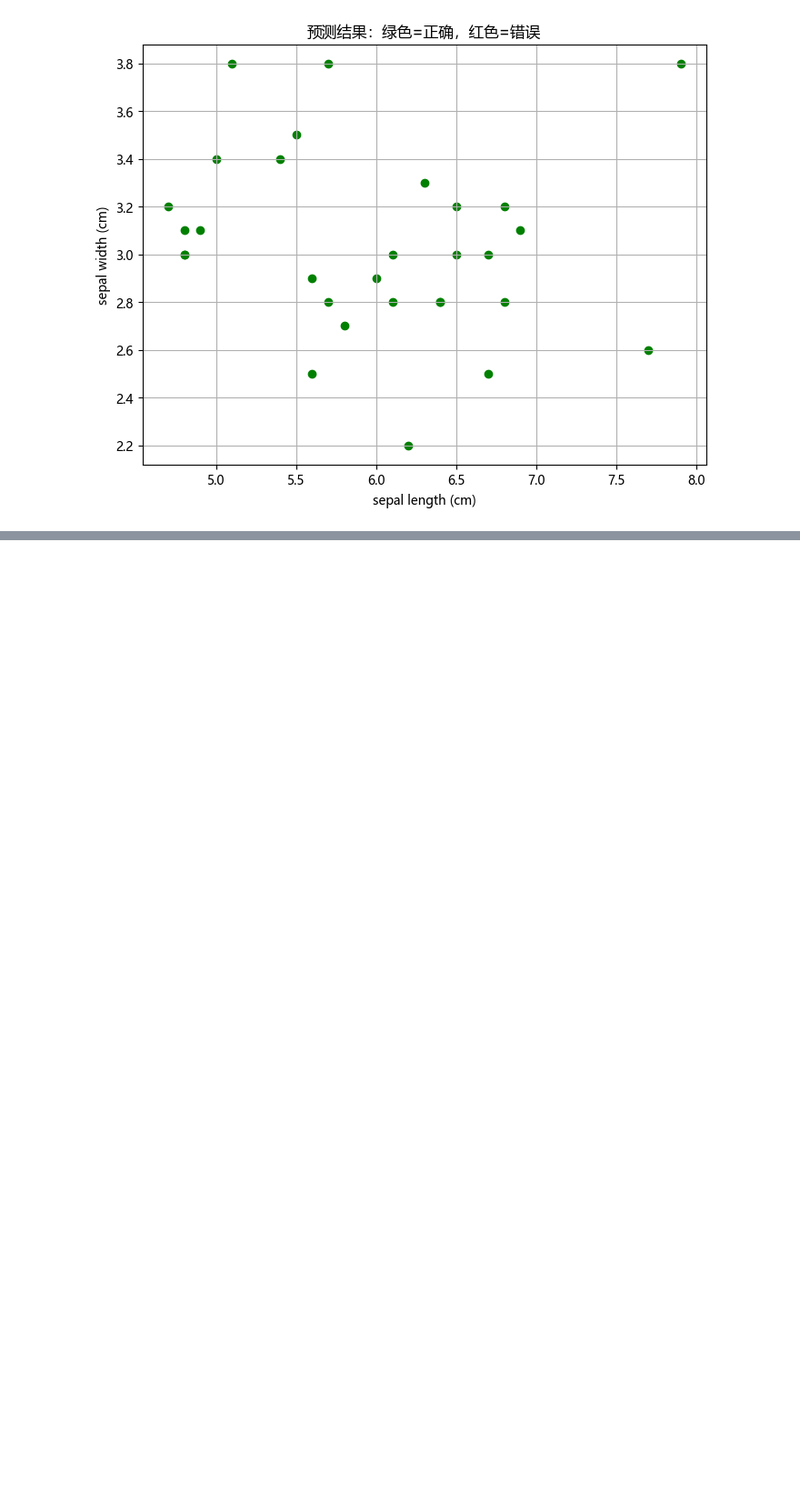
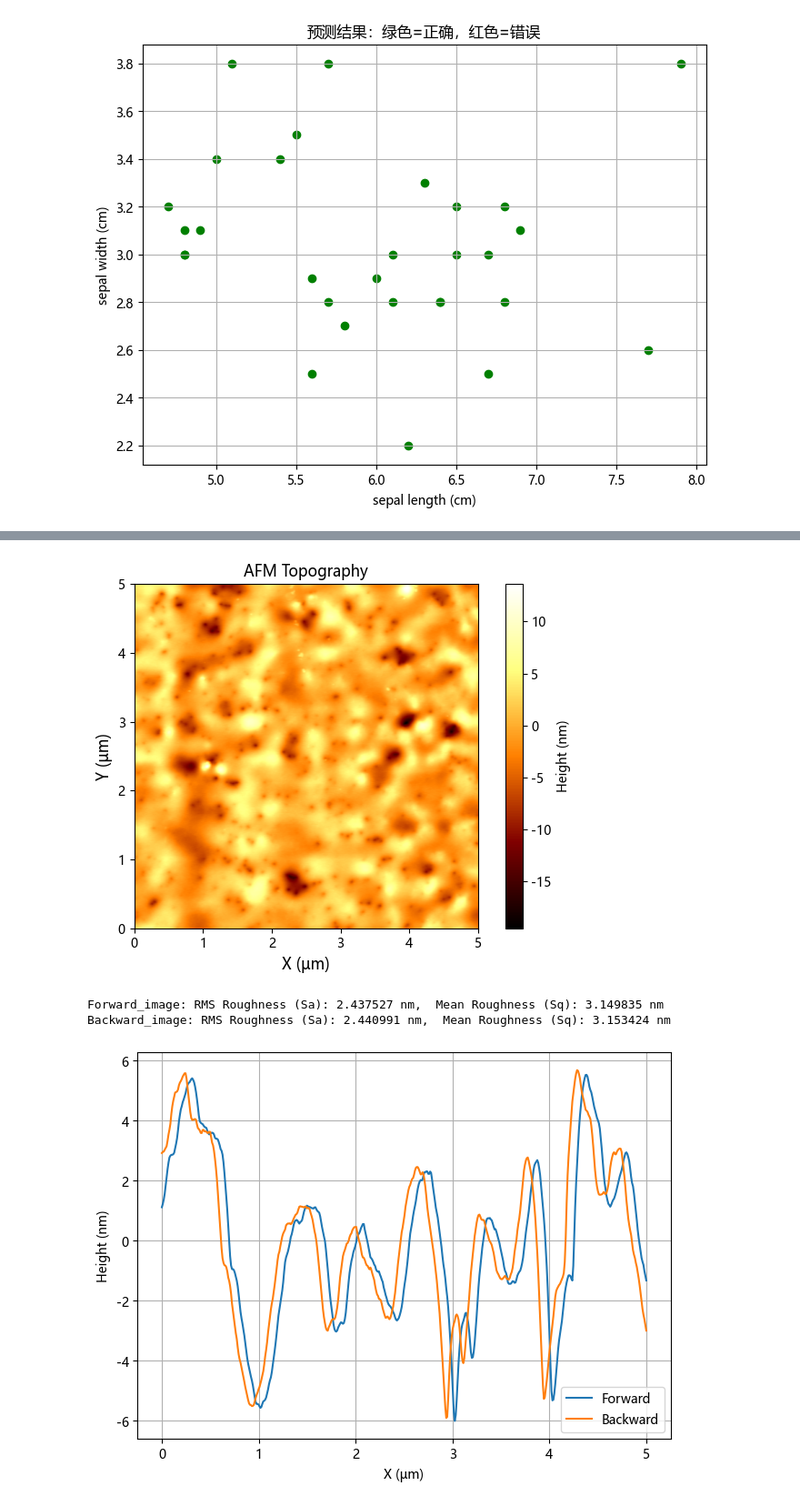
Before and after one commit to Piapiapia007/Piapiapia007, a Jupyter notebook: AIMI/Test.ipynb, the cells around one changed output, grey strips where cells are left out. Shown at 91% size. Drawn from its saved outputs; the diff is of its cells as text; code cells hidden in the pictures; blank space fills up the shorter version.

```diff
--- a/AIMI/Test.ipynb
+++ b/AIMI/Test.ipynb
@@ -43,0 +120,34 @@ plt.show()
+# %%
+plt.imshow(Backward_image, extent=[0, Image_size, 0, Image_size], origin='lower',cmap='afmhot')
+plt.xlabel(f'X ({Image_unit})', fontsize=12)
+plt.ylabel(f'Y ({Image_unit})', fontsize=12)
+cbar = plt.colorbar()
+cbar.set_label('Height (nm)')
+plt.title('AFM Topography', fontsize=12)
+plt.tight_layout()
+plt.show()
+
+Sa = np.mean(np.abs(Forward_image - np.mean(Forward_image)))
+Sq = np.sqrt(np.mean((Forward_image - np.mean(Forward_image))**2))
+print('Forward_image: RMS Roughness (Sa): {:3f} nm, '.format(Sa),'Mean Roughness (Sq): {:3f} nm'.format(Sq))
+Sa = np.mean(np.abs(Backward_image - np.mean(Backward_image)))
+Sq = np.sqrt(np.mean((Backward_image - np.mean(Backward_image))**2))
+print('Backward_image: RMS Roughness (Sa): {:3f} nm, '.format(Sa),'Mean Roughness (Sq): {:3f} nm'.format(Sq))
+
+x = np.linspace(0, Image_size, X_points)
+y = np.linspace(0, Image_size, Y_points)
+# plt.plot(y,Forward_image[:,2])
+# plt.plot(y,Backward_image[:,2])
+plt.plot(x, Forward_image[2], label='Forward')
+plt.plot(x, Backward_image[2], label='Backward')
+plt.legend()
+plt.grid(True)
+plt.tight_layout()
+plt.xlabel(f'X ({Image_unit})')
+plt.ylabel('Height (nm)')
+plt.show()
+# %% [output]
+[figure, added]
+Forward_image: RMS Roughness (Sa): 2.437527 nm,  Mean Roughness (Sq): 3.149835 nm
+Backward_image: RMS Roughness (Sa): 2.440991 nm,  Mean Roughness (Sq): 3.153424 nm
+[figure, added]
```
Also changed, not shown: parts of 6 cells of this notebook, 2 other files.
